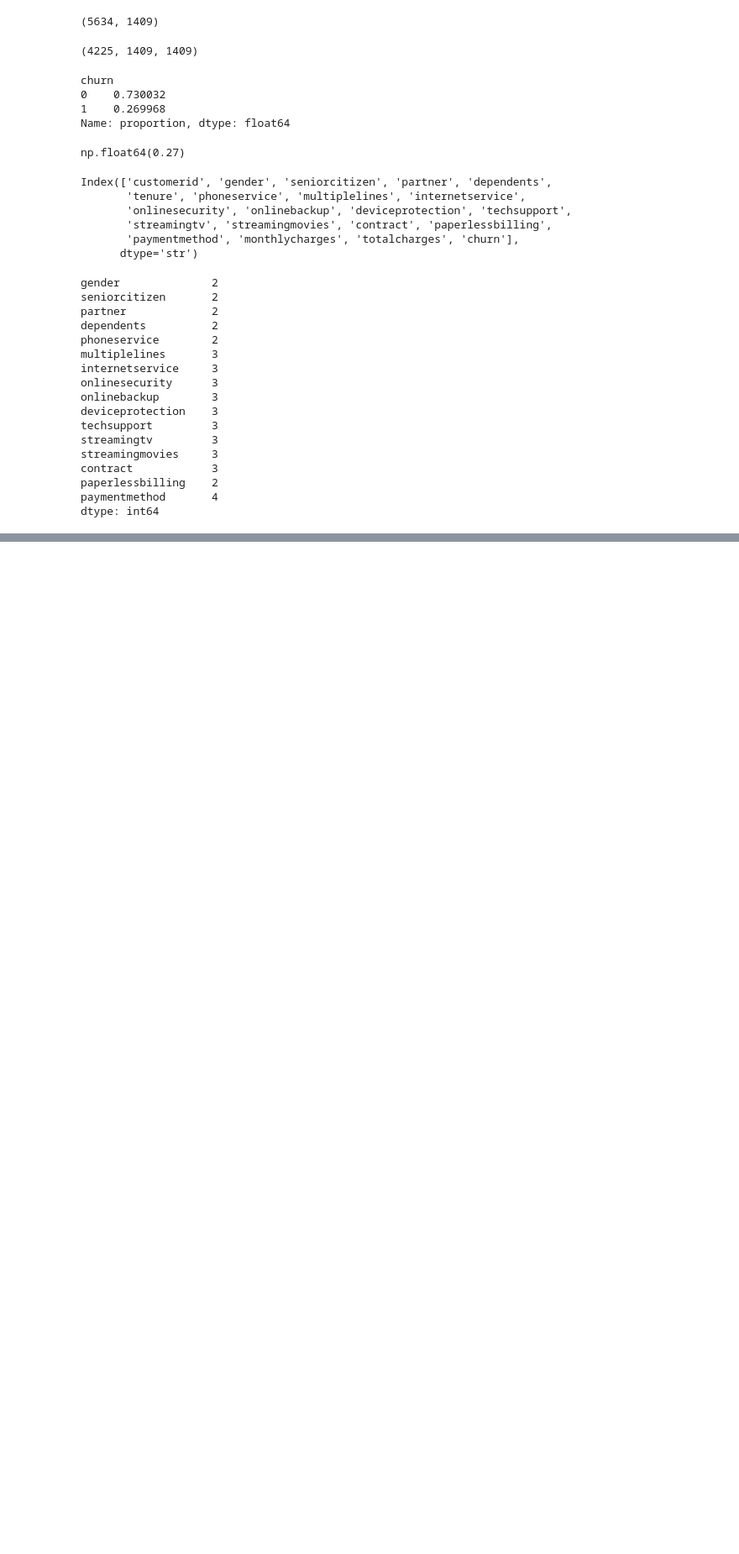
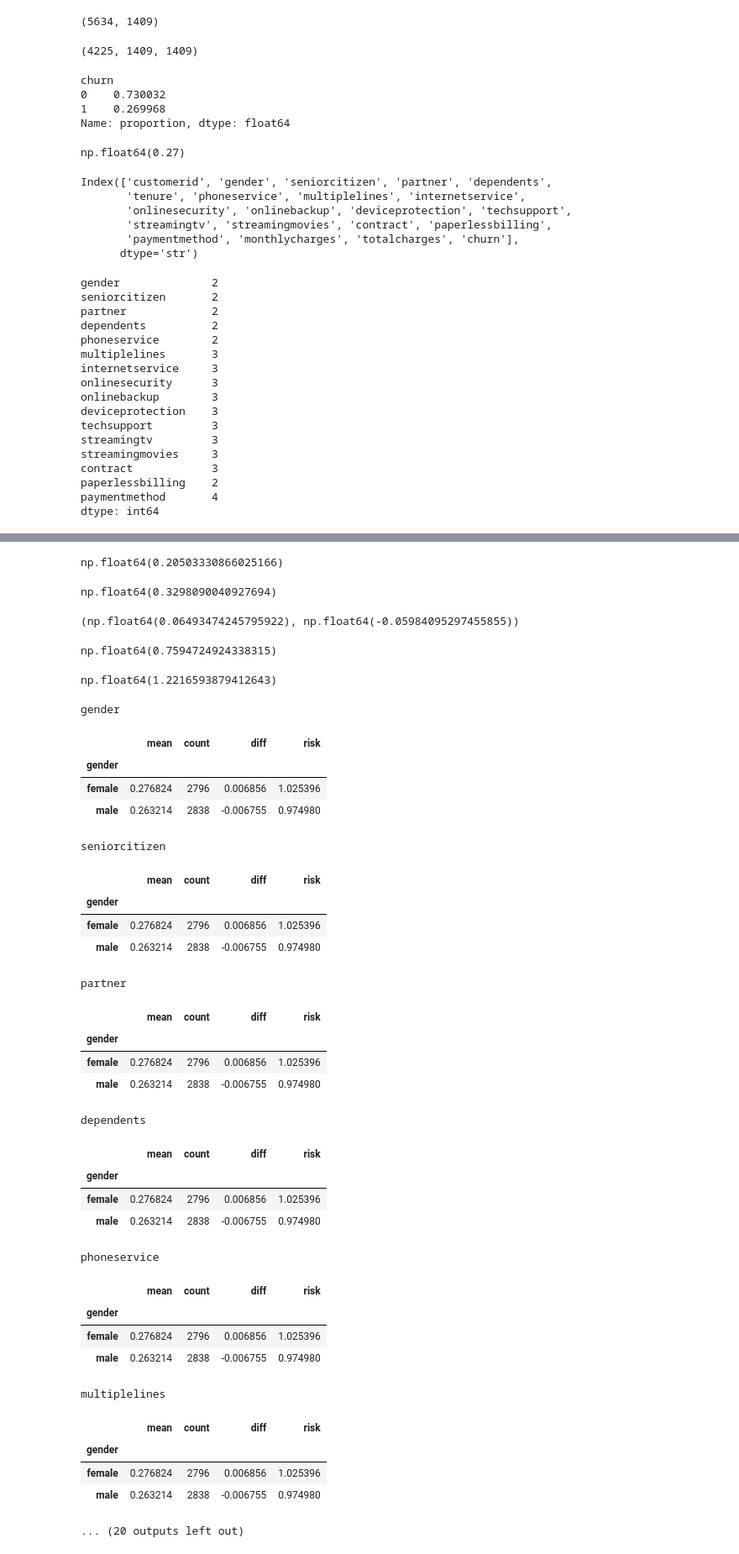
Before and after one commit to GabrielmAlves/machine-learning-zoomcamp, a Jupyter notebook: 03-churn-prediction/03-churn-prediction.ipynb, the cells around one changed output, grey strips where cells are left out. Shown at 84% size. Cells and saved outputs as stored; diff of their text form; code cells hidden in the pictures; blank space fills up the shorter version.

```diff
--- a/03-churn-prediction/03-churn-prediction.ipynb
+++ b/03-churn-prediction/03-churn-prediction.ipynb
@@ -188,0 +218,14 @@ dtype: int64
+# %%
+churn_with_partner = df_full_train[df_full_train.partner == 'yes'].churn.mean()
+churn_with_partner
+# %% [output]
+np.float64(0.20503330866025166)
+# %%
+churn_no_partner = df_full_train[df_full_train.partner == 'no'].churn.mean()
+churn_no_partner
+# %% [output]
+np.float64(0.3298090040927694)
+# %%
+global_churn_rate - churn_with_partner, global_churn_rate - churn_no_partner
+# %% [output]
+(np.float64(0.06493474245795922), np.float64(-0.05984095297455855))
@@ -188,0 +235,10 @@ dtype: int64
+# %%
+## we can also calculate the risk ratio
+
+churn_with_partner / global_churn_rate
+# %% [output]
+np.float64(0.7594724924338315)
+# %%
+churn_no_partner / global_churn_rate
+# %% [output]
+np.float64(1.2216593879412643)
@@ -188,0 +251,42 @@ dtype: int64
+# %%
+for c in categorical:
+    print(c)
+    df_group = df_full_train.groupby('gender').churn.agg(['mean', 'count'])
+    df_group['diff'] = df_group['mean'] - global_churn_rate
+    df_group['risk'] = df_group['mean'] / global_churn_rate
+
+    display(df_group)
+    print()
+    print()
+# %% [output]
+gender
+|  | mean | count | diff | risk |
+| gender |  |  |  |  |
+| female | 0.276824 | 2796 | 0.006856 | 1.025396 |
+| male | 0.263214 | 2838 | -0.006755 | 0.974980 |
+seniorcitizen
+|  | mean | count | diff | risk |
+| gender |  |  |  |  |
+| female | 0.276824 | 2796 | 0.006856 | 1.025396 |
+| male | 0.263214 | 2838 | -0.006755 | 0.974980 |
+partner
+|  | mean | count | diff | risk |
+| gender |  |  |  |  |
+| female | 0.276824 | 2796 | 0.006856 | 1.025396 |
+| male | 0.263214 | 2838 | -0.006755 | 0.974980 |
+dependents
+|  | mean | count | diff | risk |
+| gender |  |  |  |  |
+| female | 0.276824 | 2796 | 0.006856 | 1.025396 |
+| male | 0.263214 | 2838 | -0.006755 | 0.974980 |
+phoneservice
+|  | mean | count | diff | risk |
+| gender |  |  |  |  |
+| female | 0.276824 | 2796 | 0.006856 | 1.025396 |
+| male | 0.263214 | 2838 | -0.006755 | 0.974980 |
+multiplelines
+|  | mean | count | diff | risk |
+| gender |  |  |  |  |
+| female | 0.276824 | 2796 | 0.006856 | 1.025396 |
+| male | 0.263214 | 2838 | -0.006755 | 0.974980 |
+... (20 outputs left out)
```
Also changed, not shown: parts of 7 cells of this notebook.
